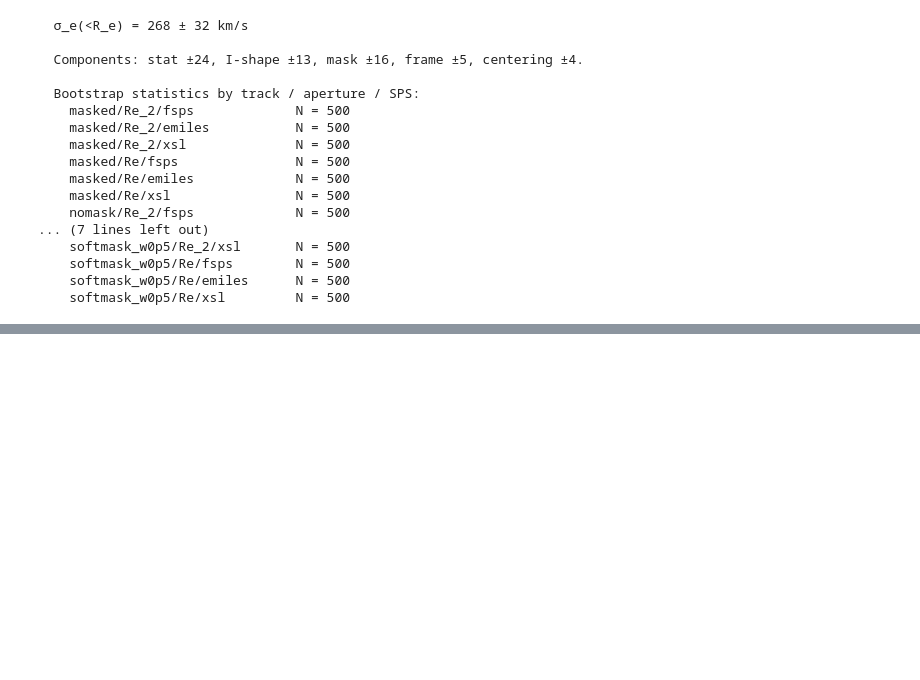
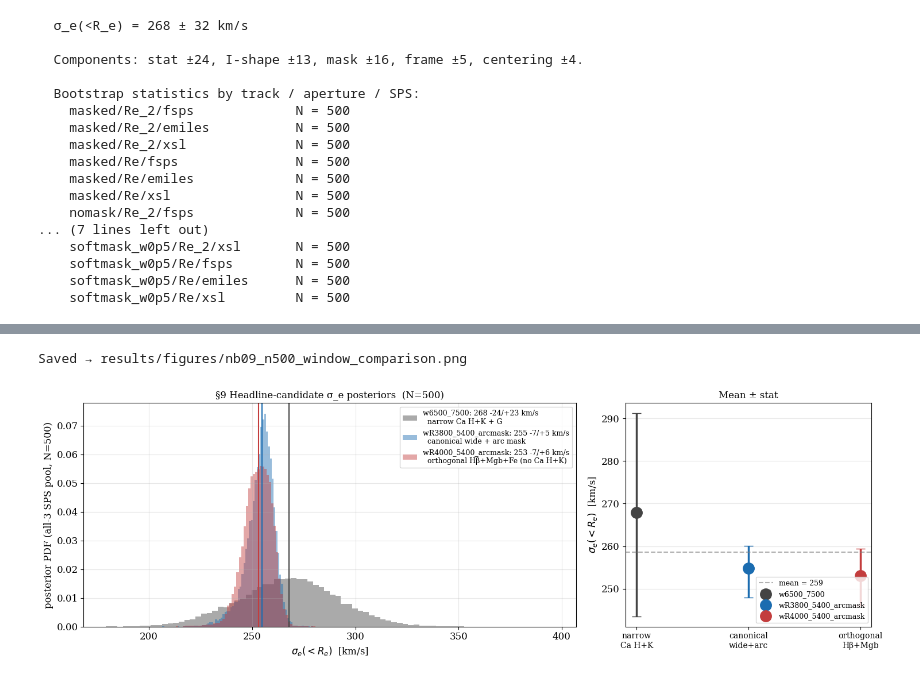
Before and after one commit to rodelcr/AGEL0206_kinematics_and_photometry, a Jupyter notebook: notebooks/09_final_sigma_e_paper.ipynb, the cells around one changed output, grey strips where cells are left out. Saved outputs shown, nothing was run; the diff lists cells and outputs as text; code cells hidden in the pictures; blank space fills up the shorter version.

```diff
--- a/notebooks/09_final_sigma_e_paper.ipynb
+++ b/notebooks/09_final_sigma_e_paper.ipynb
@@ -971,0 +1258,58 @@ for k, v in zip(p['n_bootstrap_used_keys'], p['n_bootstrap_used']):
+# %%
+# Figure: posterior overlays + headline numbers
+import matplotlib.pyplot as plt
+
+if len(windows_loaded) == 3:
+    fig, (ax1, ax2) = plt.subplots(1, 2, figsize=(15, 5),
+                                    gridspec_kw=dict(width_ratios=[2, 1]))
+
+    # Left: posterior overlays
+    colors = {'w6500_7500': '#444',
+              'wR3800_5400_arcmask': '#1b6cb0',
+              'wR4000_5400_arcmask': '#c33d3d'}
+    for wlabel, desc, rest in W500_WINDOWS:
+        w = windows_loaded[wlabel]
+        s = w['pool_all']['samples']
+        ax1.hist(s, bins=80, density=True, alpha=0.45, color=colors[wlabel],
+                 label=f"{wlabel}: {w['pool_all']['p50']:.0f}"
+                       f" -{w['pool_all']['p50']-w['pool_all']['p16']:.0f}"
+                       f"/+{w['pool_all']['p84']-w['pool_all']['p50']:.0f} km/s\n"
+                       f"  {desc}")
+        ax1.axvline(w['pool_all']['p50'], color=colors[wlabel], lw=1.5)
+    ax1.set_xlabel(r'$\sigma_e(<R_e)$  [km/s]', fontsize=12)
+    ax1.set_ylabel('posterior PDF (all-3 SPS pool, N=500)', fontsize=12)
+    ax1.set_title("§9 Headline-candidate σ_e posteriors  (N=500)", fontsize=12)
+    ax1.legend(loc='upper right', fontsize=9)
+    ax1.grid(alpha=0.3)
+
+    # Right: σ_e + error bars
+    xs = np.arange(len(W500_WINDOWS))
+    p50s = [windows_loaded[w]['pool_all']['p50'] for w, _, _ in W500_WINDOWS]
+    err_lo = [windows_loaded[w]['pool_all']['p50'] - windows_loaded[w]['pool_all']['p16']
+              for w, _, _ in W500_WINDOWS]
+    err_hi = [windows_loaded[w]['pool_all']['p84'] - windows_loaded[w]['pool_all']['p50']
+              for w, _, _ in W500_WINDOWS]
+    for i, (wlabel, _, _) in enumerate(W500_WINDOWS):
+        ax2.errorbar(xs[i], p50s[i], yerr=[[err_lo[i]], [err_hi[i]]],
+                     fmt='o', ms=14, capsize=6, lw=2.5,
+                     color=colors[wlabel], label=wlabel)
+    ax2.set_xticks(xs)
+    ax2.set_xticklabels(['narrow\nCa H+K', 'canonical\nwide+arc', 'orthogonal\nHβ+Mgb'],
+                        fontsize=10)
+    ax2.set_ylabel(r'$\sigma_e(<R_e)$  [km/s]', fontsize=12)
+    ax2.set_title('Mean ± stat', fontsize=12)
+    ax2.grid(alpha=0.3, axis='y')
+    mean_sig = float(np.mean(p50s))
+    ax2.axhline(mean_sig, color='gray', ls='--', alpha=0.6, label=f'mean = {mean_sig:.0f}')
+    ax2.legend(fontsize=9, loc='lower right')
+
+    plt.tight_layout()
+    fig_path = REPO / 'results' / 'figures' / 'nb09_n500_window_comparison.png'
+    fig.savefig(fig_path, dpi=140)
+    print(f"Saved → {fig_path.relative_to(REPO)}")
+    plt.show()
+else:
+    print(f"  Skipping figure ({len(windows_loaded)}/3 caches present)")
+# %% [output]
+Saved → results/figures/nb09_n500_window_comparison.png
+[figure, added]
```
Also changed, not shown: parts of 13 cells of this notebook, 44 other files.
